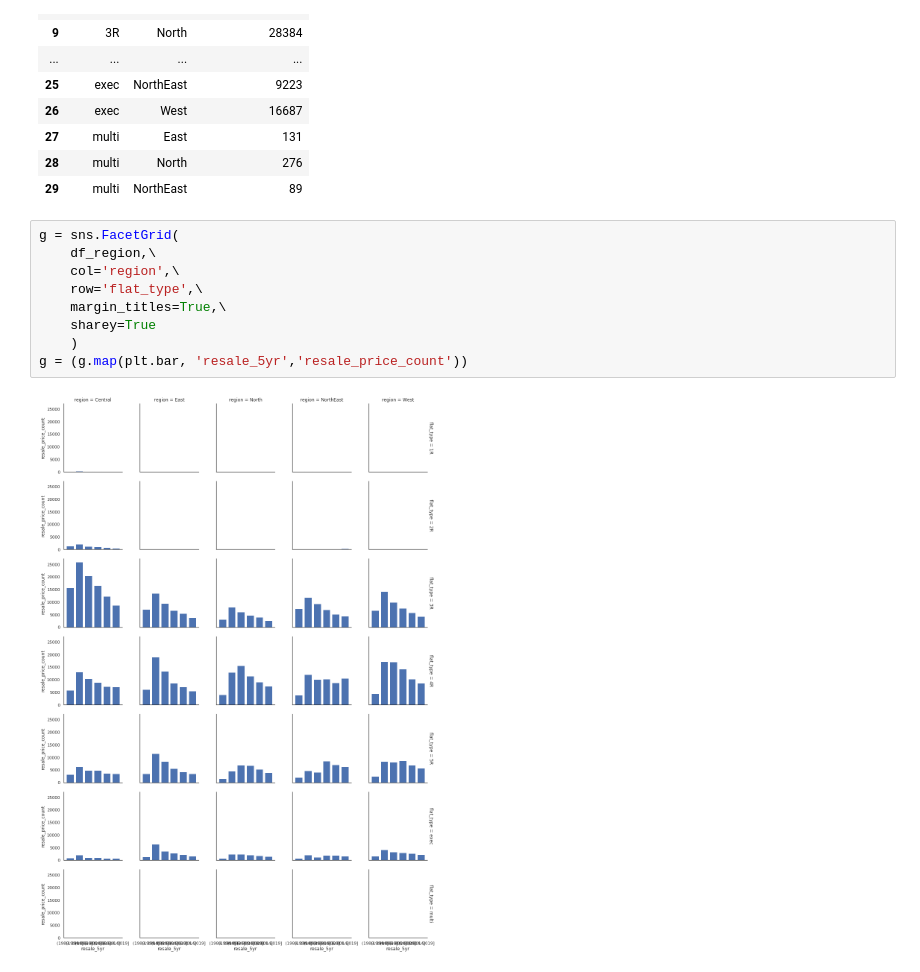
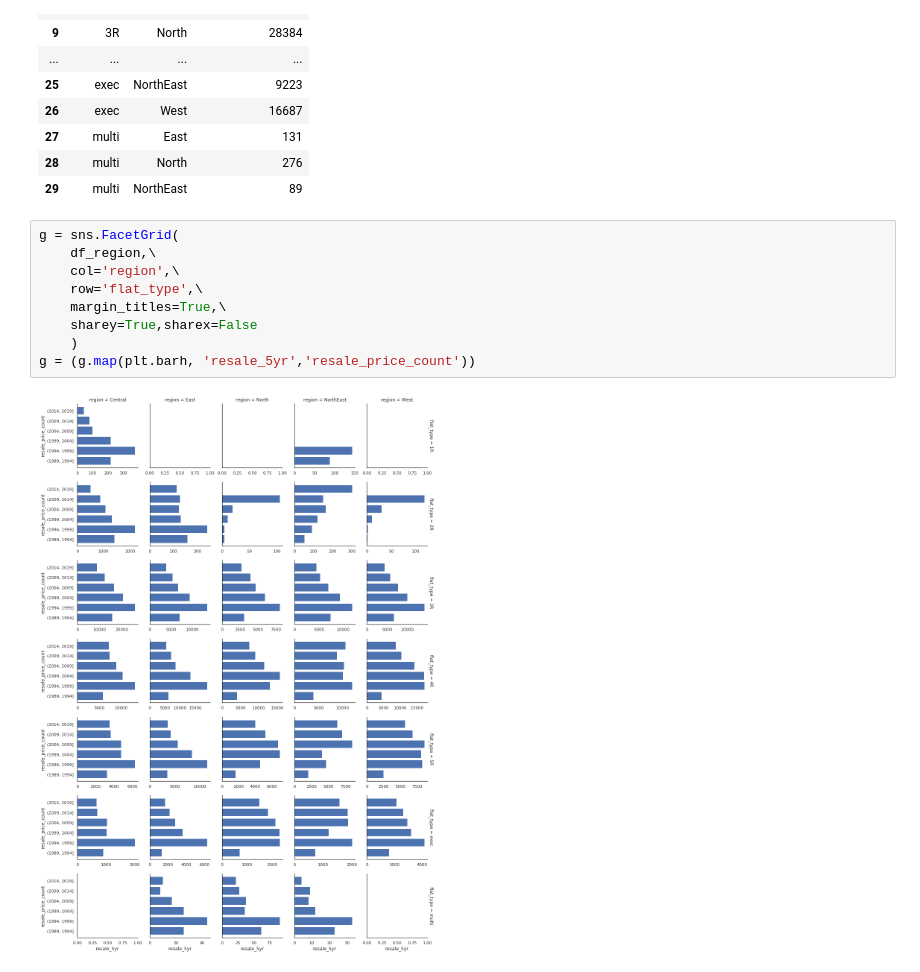
Before and after one commit to ravi-gopalan/singapore_hdb_price_analysis, a Jupyter notebook: singapore_hdb_resale_transactions.ipynb, the cells around one changed output. Saved outputs shown, nothing was run; the diff lists cells and outputs as text.

```diff
--- a/singapore_hdb_resale_transactions.ipynb
+++ b/singapore_hdb_resale_transactions.ipynb
@@ -1318,14 +1318,14 @@ df_region.groupby(['flat_type','region'])['resale_price_count'].agg(sum).reset_i
 # %%
 g = sns.FacetGrid(
     df_region,\
     col='region',\
     row='flat_type',\
     margin_titles=True,\
-    sharey=True
+    sharey=True,sharex=False
     )
-g = (g.map(plt.bar, 'resale_5yr','resale_price_count'))
+g = (g.map(plt.barh, 'resale_5yr','resale_price_count'))
 # %% [output]
-[figure, old version]
+[figure, new version]
 # %%
 g = sns.FacetGrid(
     df_region,
```
Also changed, not shown: parts of 6 cells of this notebook.
